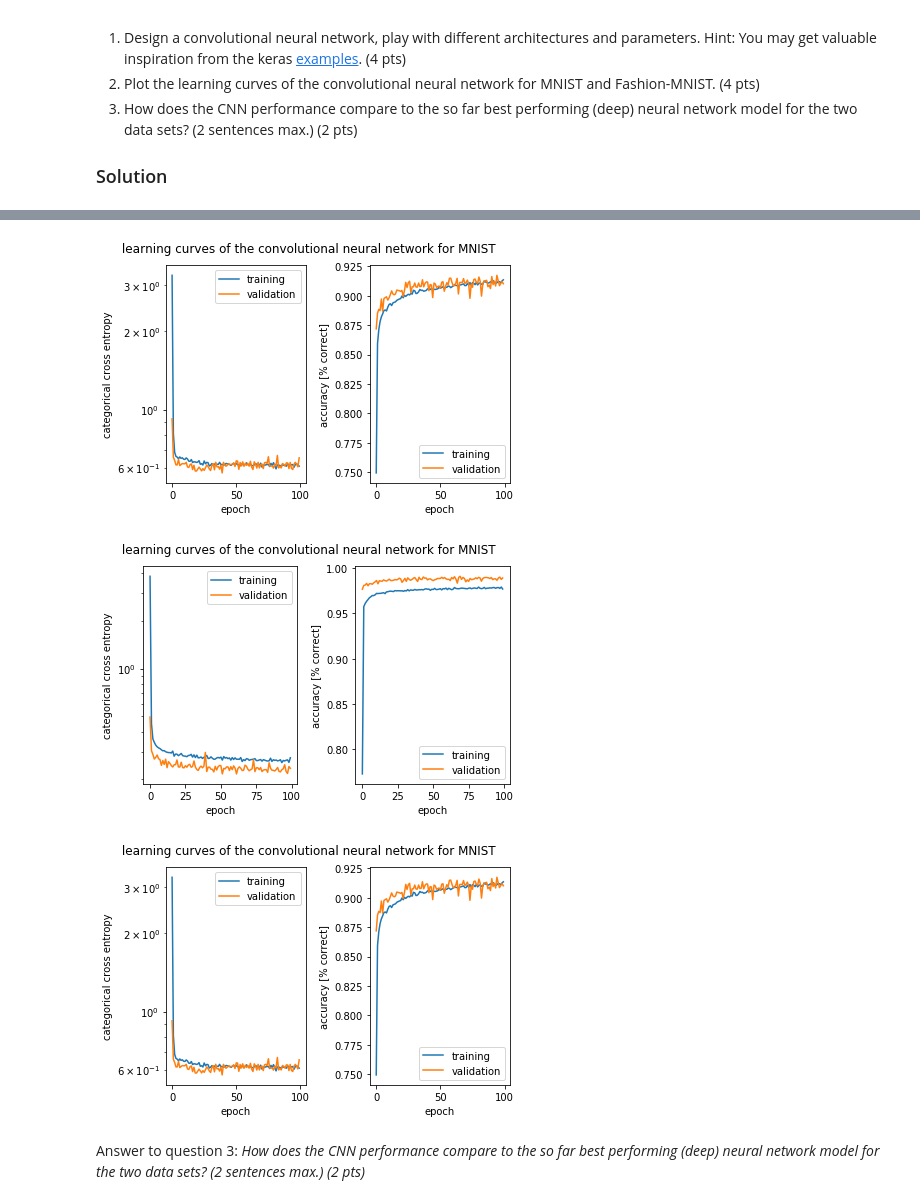
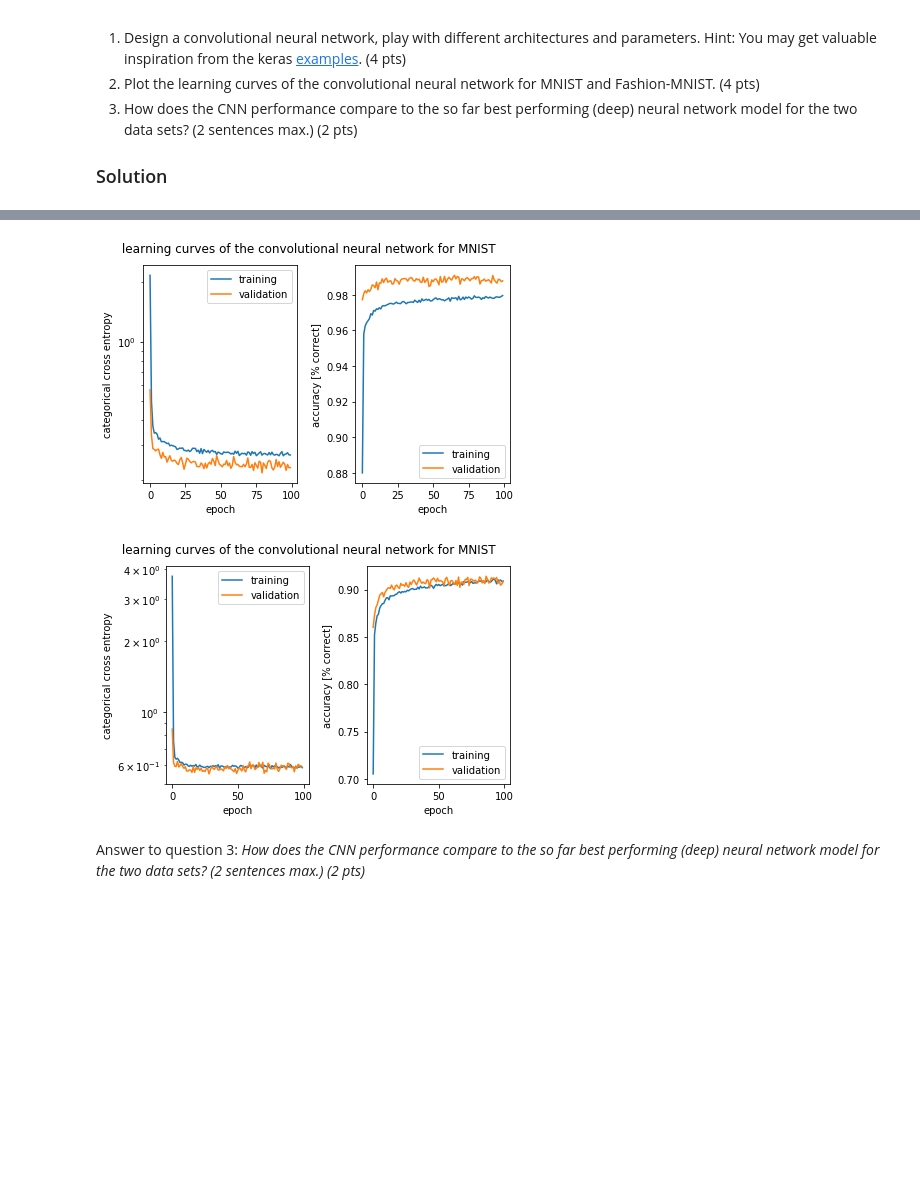
Before and after one commit to girotomas/ANN, a Jupyter notebook: ANN22_03.ipynb, the cells around one changed output, grey strips where cells are left out. Cells and saved outputs as stored; diff of their text form; code cells hidden in the pictures; blank space fills up the shorter version.

```diff
--- a/ANN22_03.ipynb
+++ b/ANN22_03.ipynb
@@ -911,17 +923,18 @@ Epoch 100/100
 # %%
 ########### 6.2 ###########
 '''Plot the learning curves of the convolutional neural network for MNIST
 and Fashion-MNIST. (4 pts)'''
 # plot the data
 
 
 
 plot_history(history['numbers'].history, title=' learning curves of the convolutional neural network for MNIST ')
 plot_history(history['fashion'].history, title=' learning curves of the convolutional neural network for MNIST ')
+
+fashion_CNN_history=history['fashion'].history   # for ex 7 !
 # %% [output]
-[figure, old version]
+[figure, new version]
-[figure, old version]
+[figure, new version]
-[figure, removed]
 # %% [markdown]
 Answer to question 3: *How does the CNN performance compare to the so far best performing (deep) neural network model for the two data sets? (2 sentences max.) (2 pts)*
 # %%
```
Also changed, not shown: parts of 5 cells of this notebook.
